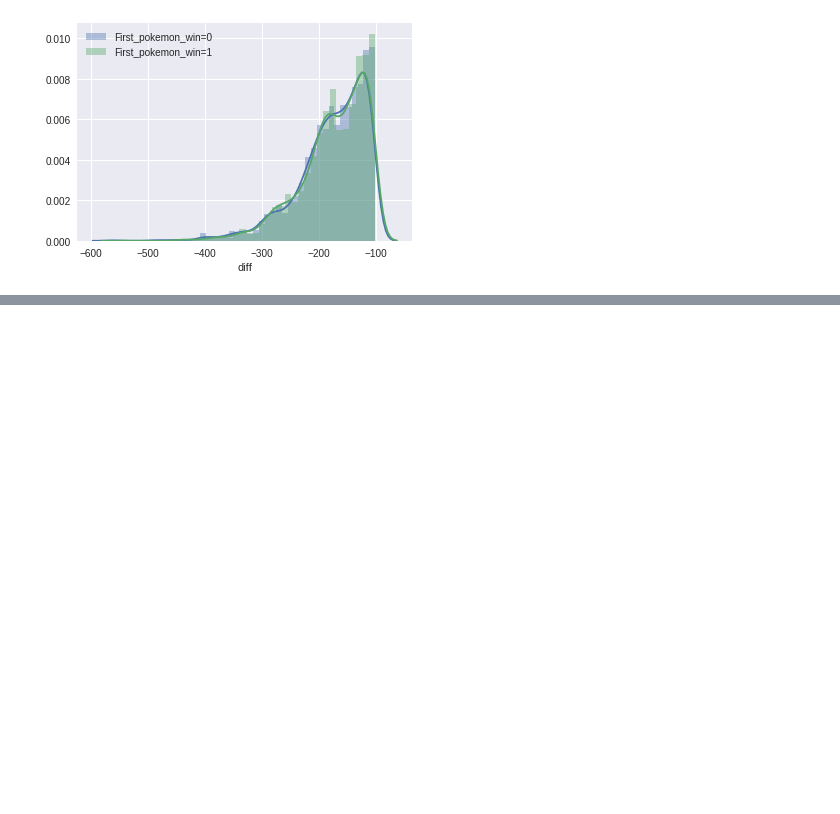
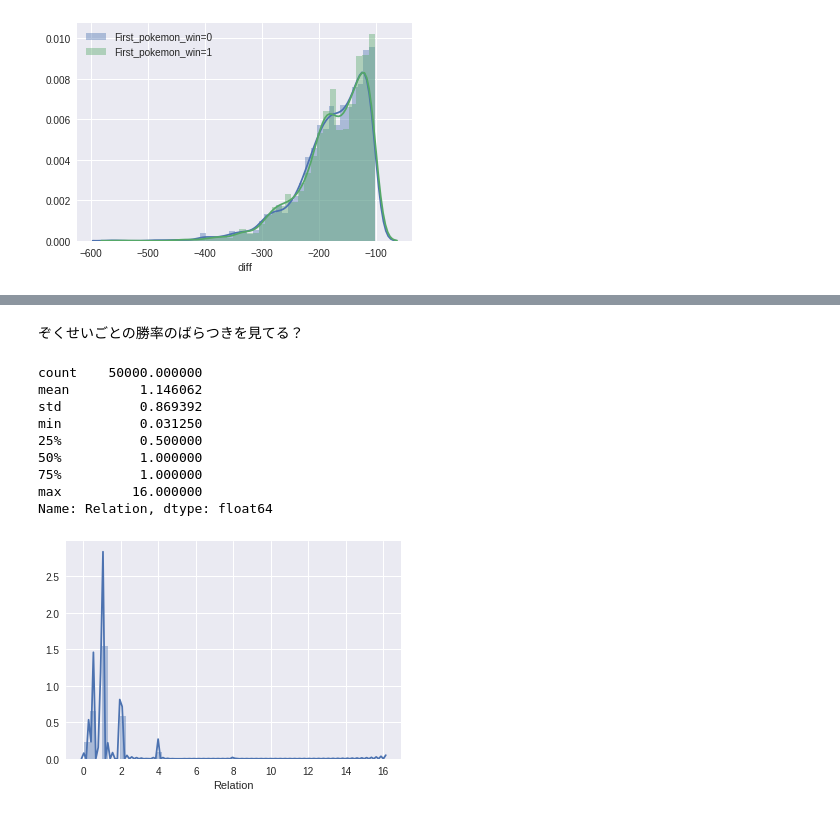
Before and after one commit to naokomada/labjupyter, a Jupyter notebook: work/kaggle/pokemon_data_science_challenge/notebook.ipynb, the cells around one changed output, grey strips where cells are left out. Drawn from its saved outputs; the diff is of its cells as text; code cells hidden in the pictures; blank space fills up the shorter version.

```diff
--- a/work/kaggle/pokemon_data_science_challenge/notebook.ipynb
+++ b/work/kaggle/pokemon_data_science_challenge/notebook.ipynb
@@ -171,0 +316,51 @@ plt.show()
+# %% [markdown]
+ぞくせいごとの勝率のばらつきを見てる？
+# %%
+pokemon["Type"] = pokemon.apply(lambda x: x["Type 1"]+"/"+x["Type 2"], axis=1)
+type_dict = dict(zip(pokemon['#'], pokemon['Type']))
+combats_type = combats[cols].replace(type_dict)
+combats_type["Loser"] = combats_type.apply(lambda x: x["First_pokemon"] if x["First_pokemon"] !=  x["Winner"] else x["Second_pokemon"], axis = 1)
+
+zero_dict = {0: 0.25}
+df_type_relation = df_type_relation[:].replace(zero_dict)
+
+def calcRelation(combats_type):
+    r0 = 1
+    win_type1 = combats_type["Winner"].split("/")[0]
+    win_type2 = combats_type["Winner"].split("/")[1]
+    lose_type1 = combats_type["Loser"].split("/")[0]
+    lose_type2 = combats_type["Loser"].split("/")[1]
+    if win_type2 != "None" and lose_type2 != "None":
+        r1 = df_type_relation[win_type1][lose_type1]
+        r2 = df_type_relation[win_type1][lose_type2]
+        r3 = df_type_relation[win_type2][lose_type1]
+        r4 = df_type_relation[win_type2][lose_type2]
+        r = r0 * r1 * r2 * r3 * r4
+    elif win_type2 != "None" and lose_type2 == "None":
+        r1 = df_type_relation[win_type1][lose_type1]
+        r3 = df_type_relation[win_type2][lose_type1]
+        r = r0 * r1 * r3
+    elif win_type2 == "None" and lose_type2 != "None":
+        r1 = df_type_relation[win_type1][lose_type1]
+        r2 = df_type_relation[win_type1][lose_type2]
+        r = r0 * r1 * r2
+    elif win_type2 == "None" and lose_type2 == "None":
+        r1 = df_type_relation[win_type1][lose_type1]
+        r = r0 * r1
+    return r
+
+combats_type["Relation"] = combats_type.apply(lambda x: calcRelation(x), axis = 1)
+print (combats_type["Relation"].describe())
+sns.distplot(combats_type["Relation"])
+plt.show()
+# %% [output]
+count    50000.000000
+mean         1.146062
+std          0.869392
+min          0.031250
+25%          0.500000
+50%          1.000000
+75%          1.000000
+max         16.000000
+Name: Relation, dtype: float64
+[figure, added]
```
Also changed, not shown: parts of 19 cells of this notebook.
